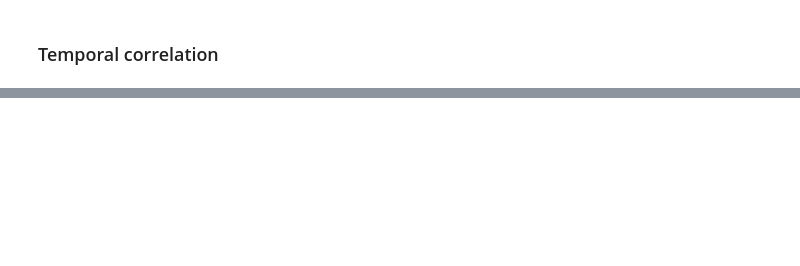
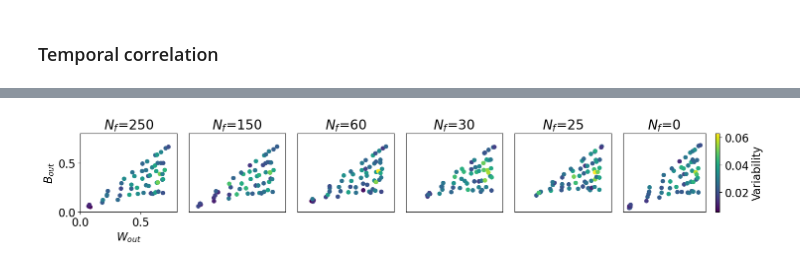
Before and after one commit to weirdoglh/FSInet, a Jupyter notebook: fig_cor.ipynb, the cells around one changed output, grey strips where cells are left out. Saved outputs shown, nothing was run; the diff lists cells and outputs as text; code cells hidden in the pictures; blank space fills up the shorter version.

```diff
--- a/fig_cor.ipynb
+++ b/fig_cor.ipynb
@@ -222,0 +242,54 @@ plt.savefig('./plot/cor.pdf', bbox_inches='tight')
+# %%
+from mpl_toolkits.axes_grid1 import make_axes_locatable
+
+xss = []
+yss = []
+css = []
+for vb in Nfsl + [0]:
+    wb, bb = cors.loc[cors['Nf'] == vb, 'Wout'], cors.loc[cors['Nf'] == vb, 'Bout']
+    wb = np.stack(wb).transpose()
+    bb = np.stack(bb).transpose()
+    xs = []
+    ys = []
+    cs = []
+    for i in range(wb.shape[1]):
+        points = np.column_stack((wb[:, i], bb[:, i]))
+        mean_point = points.mean(axis=0)
+        distances = np.sqrt(((points - mean_point) ** 2).sum(axis=1))
+        std_dev = distances.std()
+
+        xs.append(mean_point[0])
+        ys.append(mean_point[1])
+        cs.append(std_dev)
+    xss.append(xs)
+    yss.append(ys)
+    css.append(cs)
+
+sc = None
+cmin, cmax = np.min(css), np.max(css)
+fig, axes = plt.subplots(1, len(Nfsl)+1, figsize=(2.5 * (len(Nfsl)+1), 3.0))
+for ax, xs, ys, cs, vb in zip(axes, xss, yss, css, Nfsl+[0]):
+    ax.set_title(r'$N_f$=%d'%vb)
+    sc = ax.scatter(xs, ys, c=cs, cmap='viridis', s=30, vmin=cmin, vmax=cmax)
+    ax.set_xlim([0., xmax])
+    ax.set_ylim([0., ymax])
+    if ax == axes[0]:
+        ax.set_xlabel(r'$W_{out}$')
+        ax.set_ylabel(r'$B_{out}$')
+    else:
+        ax.set_xticks([])
+        ax.set_yticks([])
+
+# Create a new axis for the colorbar
+divider = make_axes_locatable(axes[-1])
+cax = divider.append_axes("right", size="5%", pad=0.2)
+
+# Add colorbar to the new axis
+cbar = fig.colorbar(sc, cax=cax)
+cbar.set_label('Variability')
+
+
+plt.tight_layout()
+plt.savefig('./plot/%s/cor_dist.pdf' % rectype, bbox_inches='tight')
+# %% [output]
+[figure, added]
```
Also changed, not shown: parts of 7 cells of this notebook, 22 other files.
